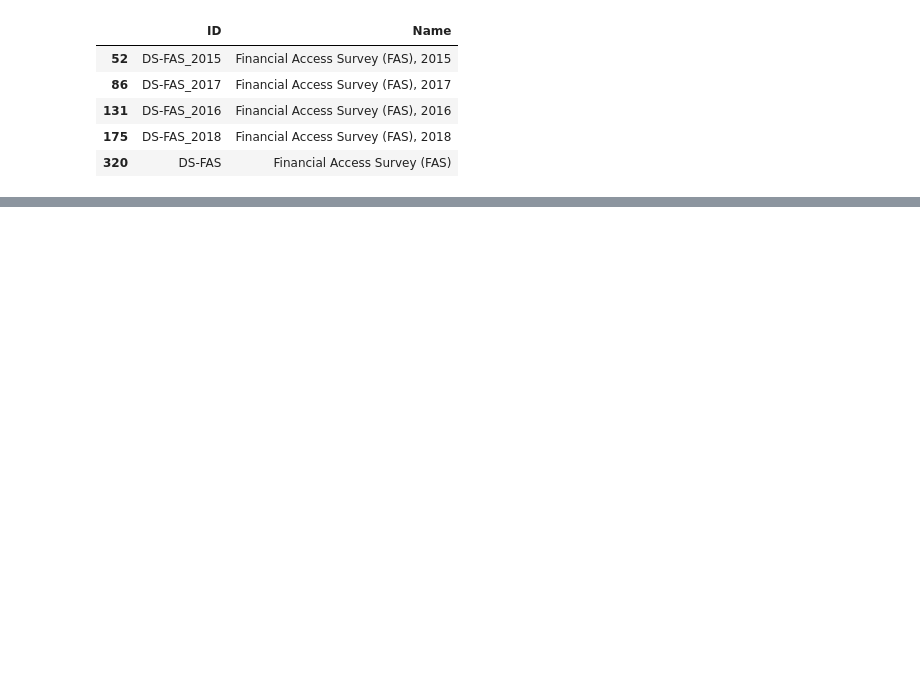
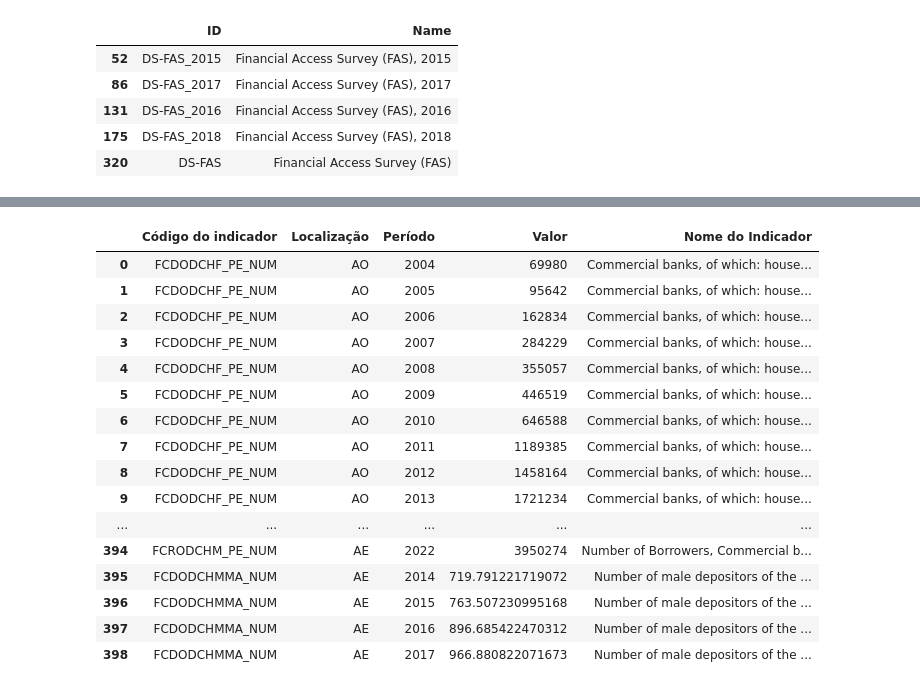
Before and after one commit to mariaraquelbarbosa/projeto-her.dev, a Jupyter notebook: Her.dev/Extracao_FMI.ipynb, the cells around one changed output, grey strips where cells are left out. Cells and saved outputs as stored; diff of their text form; code cells hidden in the pictures; blank space fills up the shorter version.

```diff
--- a/Her.dev/Extracao_FMI.ipynb
+++ b/Her.dev/Extracao_FMI.ipynb
@@ -211,0 +270,21 @@ df2
+# %%
+df3 = pd.concat([df1,df2], ignore_index=True)
+df3
+# %% [output]
+|  | Código do indicador | Localização | Período | Valor | Nome do Indicador |
+| 0 | FCDODCHF_PE_NUM | AO | 2004 | 69980 | Commercial banks, of which: house... |
+| 1 | FCDODCHF_PE_NUM | AO | 2005 | 95642 | Commercial banks, of which: house... |
+| 2 | FCDODCHF_PE_NUM | AO | 2006 | 162834 | Commercial banks, of which: house... |
+| 3 | FCDODCHF_PE_NUM | AO | 2007 | 284229 | Commercial banks, of which: house... |
+| 4 | FCDODCHF_PE_NUM | AO | 2008 | 355057 | Commercial banks, of which: house... |
+| 5 | FCDODCHF_PE_NUM | AO | 2009 | 446519 | Commercial banks, of which: house... |
+| 6 | FCDODCHF_PE_NUM | AO | 2010 | 646588 | Commercial banks, of which: house... |
+| 7 | FCDODCHF_PE_NUM | AO | 2011 | 1189385 | Commercial banks, of which: house... |
+| 8 | FCDODCHF_PE_NUM | AO | 2012 | 1458164 | Commercial banks, of which: house... |
+| 9 | FCDODCHF_PE_NUM | AO | 2013 | 1721234 | Commercial banks, of which: house... |
+| ... | ... | ... | ... | ... | ... |
+| 394 | FCRODCHM_PE_NUM | AE | 2022 | 3950274 | Number of Borrowers, Commercial b... |
+| 395 | FCDODCHMMA_NUM | AE | 2014 | 719.791221719072 | Number of male depositors of the ... |
+| 396 | FCDODCHMMA_NUM | AE | 2015 | 763.507230995168 | Number of male depositors of the ... |
+| 397 | FCDODCHMMA_NUM | AE | 2016 | 896.685422470312 | Number of male depositors of the ... |
+| 398 | FCDODCHMMA_NUM | AE | 2017 | 966.880822071673 | Number of male depositors of the ... |
```
Also changed, not shown: parts of 9 cells of this notebook, 2 other files.
